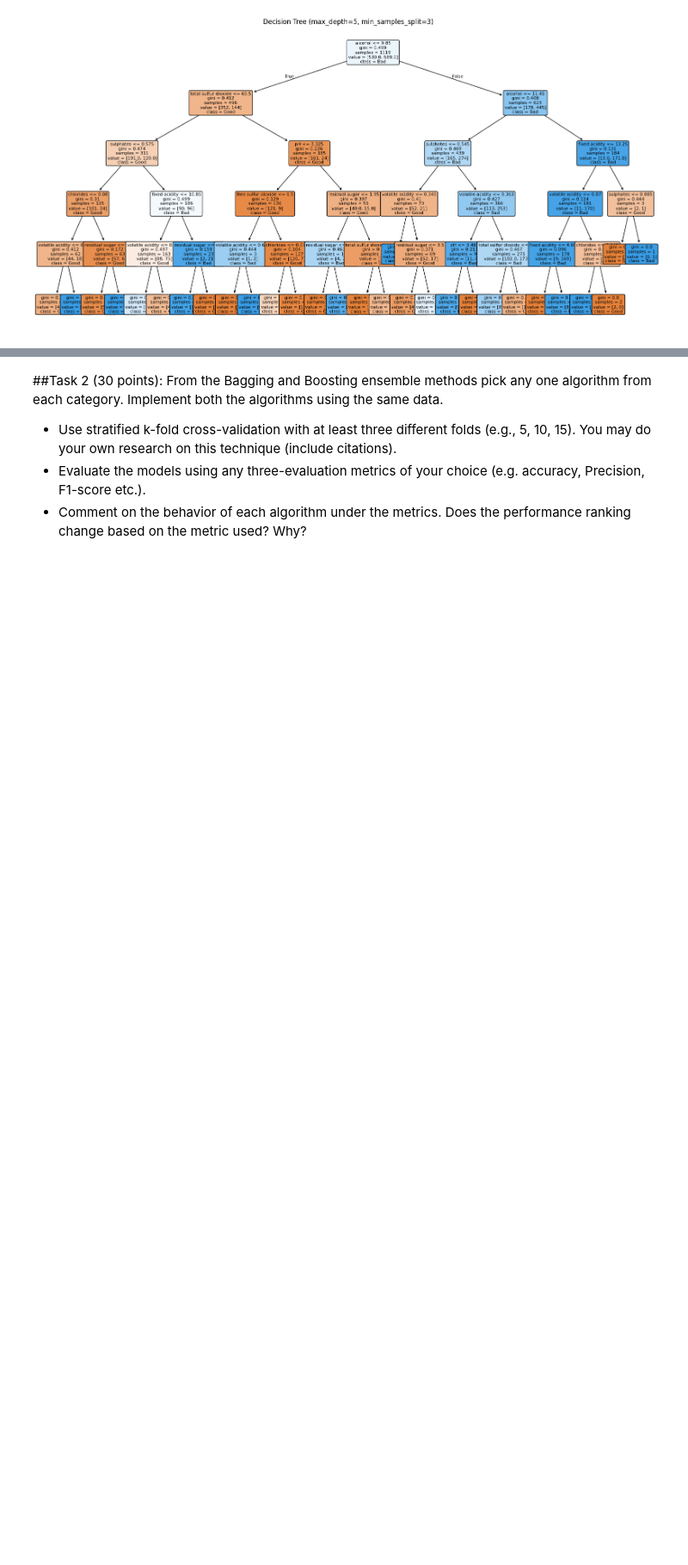
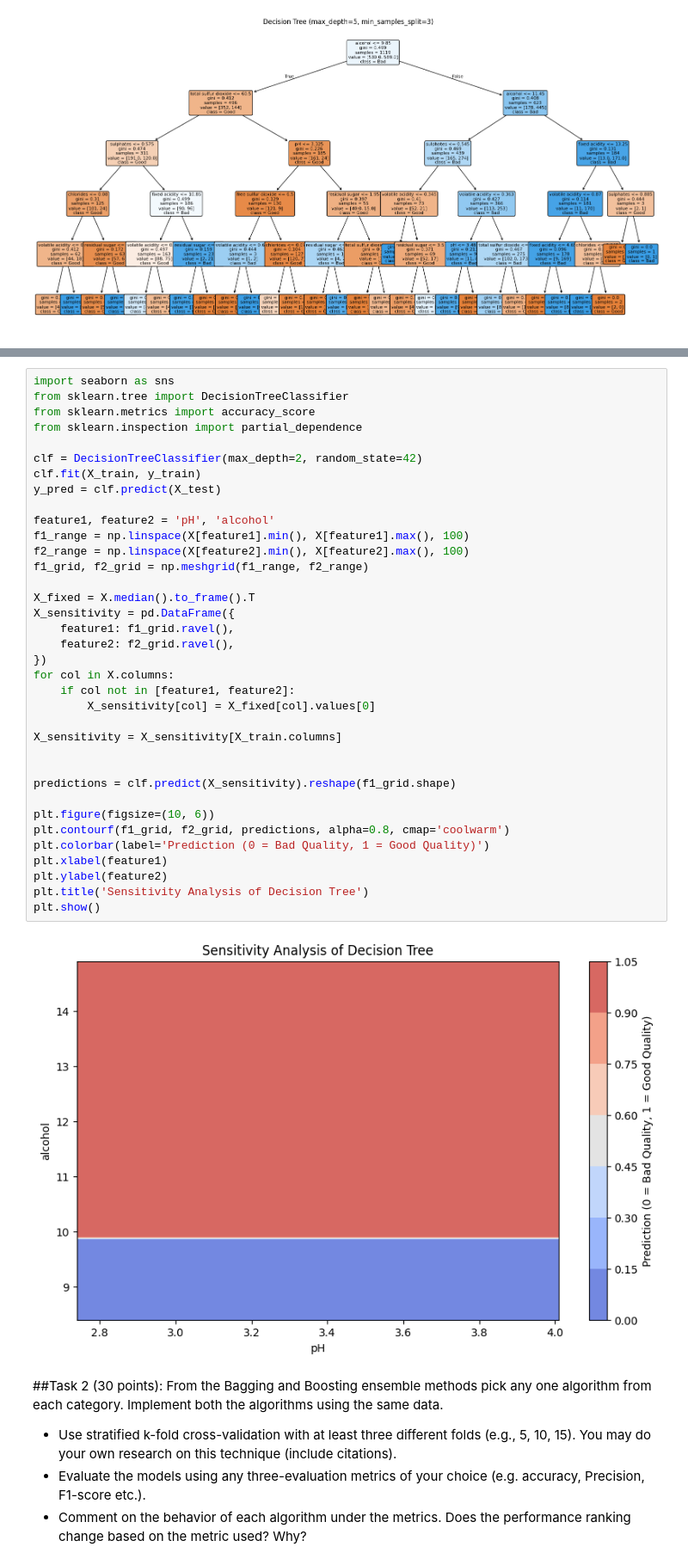
Before and after one commit to liangliang6v6/Homeworks, a Jupyter notebook: Homework2.ipynb, the cells around one changed output, grey strips where cells are left out. Shown at 86% size. Saved outputs shown, nothing was run; the diff lists cells and outputs as text; blank space fills up the shorter version.

```diff
--- a/Homework2.ipynb
+++ b/Homework2.ipynb
@@ -122,3 +75,41 @@ IndexError: index 1 is out of bounds for axis 0 with size 1
+# %%
+import seaborn as sns
+from sklearn.tree import DecisionTreeClassifier
+from sklearn.metrics import accuracy_score
+from sklearn.inspection import partial_dependence
+
+clf = DecisionTreeClassifier(max_depth=2, random_state=42)
+clf.fit(X_train, y_train)
+y_pred = clf.predict(X_test)
+
+feature1, feature2 = 'pH', 'alcohol'
+f1_range = np.linspace(X[feature1].min(), X[feature1].max(), 100)
+f2_range = np.linspace(X[feature2].min(), X[feature2].max(), 100)
+f1_grid, f2_grid = np.meshgrid(f1_range, f2_range)
+
+X_fixed = X.median().to_frame().T
+X_sensitivity = pd.DataFrame({
+    feature1: f1_grid.ravel(),
+    feature2: f2_grid.ravel(),
+})
+for col in X.columns:
+    if col not in [feature1, feature2]:
+        X_sensitivity[col] = X_fixed[col].values[0]
+
+X_sensitivity = X_sensitivity[X_train.columns]
+
+
+predictions = clf.predict(X_sensitivity).reshape(f1_grid.shape)
+
+plt.figure(figsize=(10, 6))
+plt.contourf(f1_grid, f2_grid, predictions, alpha=0.8, cmap='coolwarm')
+plt.colorbar(label='Prediction (0 = Bad Quality, 1 = Good Quality)')
+plt.xlabel(feature1)
+plt.ylabel(feature2)
+plt.title('Sensitivity Analysis of Decision Tree')
+plt.show()
+# %% [output]
+[figure, added]
 # %% [markdown]
 ##Task 2 (30 points): From the Bagging and Boosting ensemble methods pick any one algorithm from each category.
 Implement both the algorithms using the same data.
```
Also changed, not shown: parts of 1 cell of this notebook.
